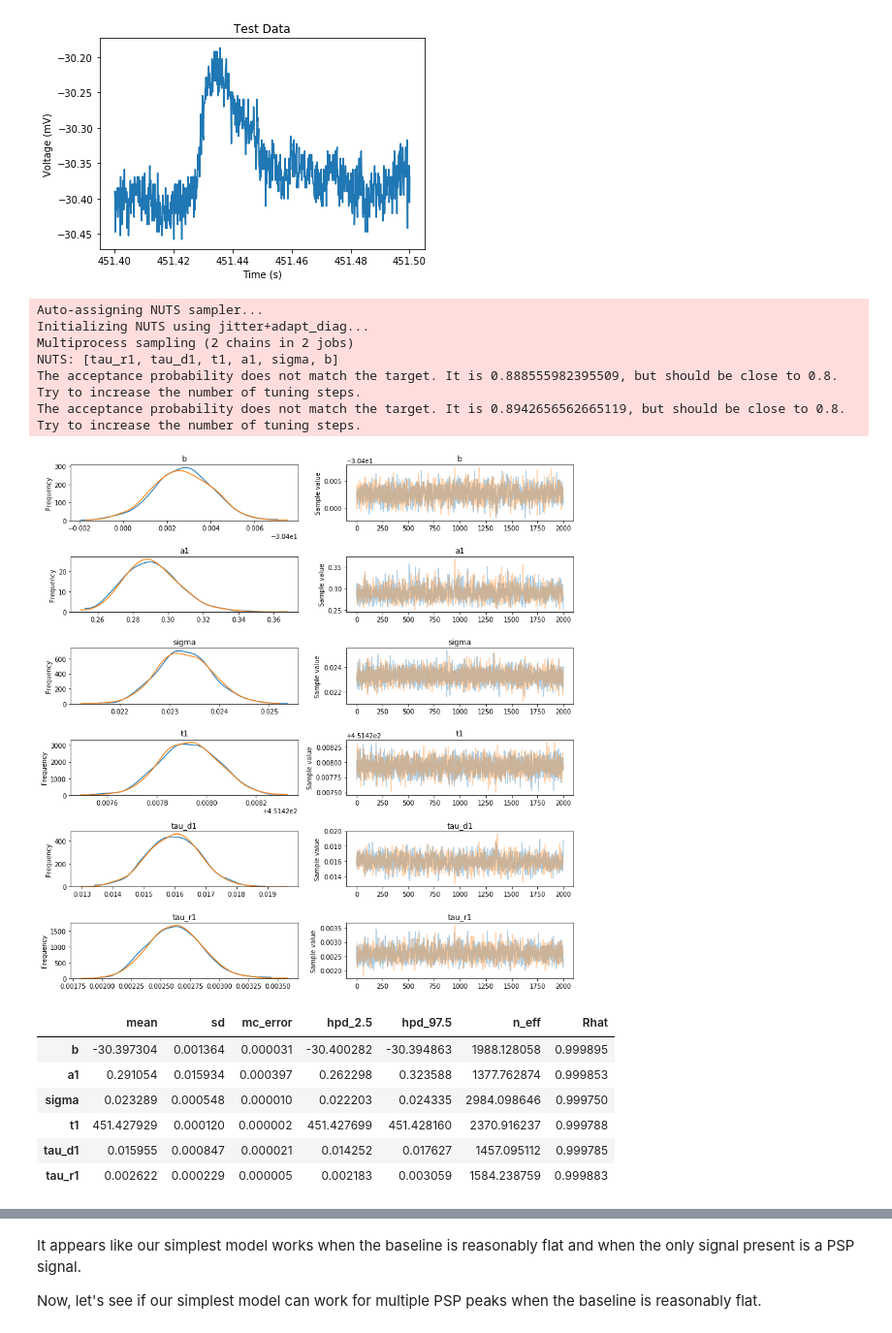
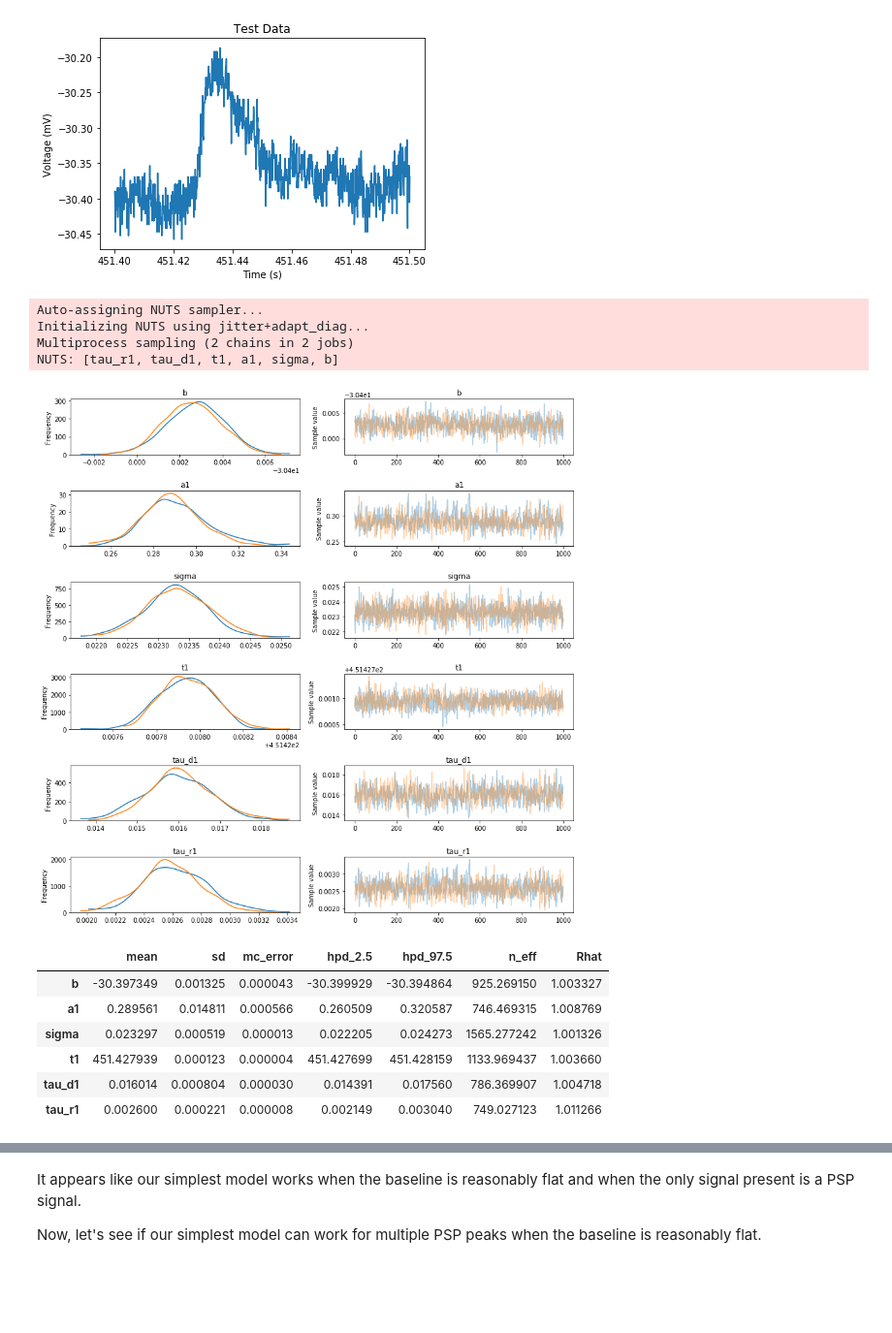
Before and after one commit to phys201/neuronal, a Jupyter notebook: tutorial.ipynb, the cells around one changed output, grey strips where cells are left out. Shown at 97% size. Saved outputs shown, nothing was run; the diff lists cells and outputs as text; code cells hidden in the pictures; blank space fills up the shorter version.

```diff
--- a/tutorial.ipynb
+++ b/tutorial.ipynb
@@ -108,23 +111,22 @@ plt.show()
 # %%
 #Perform parameter estimation
-initial_guess = {'b': -30.39, 'a1': 0.3, 't1': 451.43, 'tau_d1': 0.01, 'tau_r1': 0.001}
-sample = neuronal.psp_fit(single_psp, 2000, initial_guess)
+initial_guess = {'b': -30.39, 'sigma': 0.023292, 'a1': 0.3, 't1': 451.43, 'tau_d1': 0.01, 'tau_r1': 0.001}
+sample = neuronal.psp_fit(single_psp, 1000, initial_guess)
+#takes around 34 seconds
 # %% [output]
 Auto-assigning NUTS sampler...
 Initializing NUTS using jitter+adapt_diag...
 Multiprocess sampling (2 chains in 2 jobs)
 NUTS: [tau_r1, tau_d1, t1, a1, sigma, b]
-The acceptance probability does not match the target. It is 0.888555982395509, but should be close to 0.8. Try to increase the number of tuning steps.
-The acceptance probability does not match the target. It is 0.8942656562665119, but should be close to 0.8. Try to increase the number of tuning steps.
-[figure, old version]
+[figure, new version]
 # %%
 summary = pm.summary(sample)
 summary
 # %% [output]
 |  | mean | sd | mc_error | hpd_2.5 | hpd_97.5 | n_eff | Rhat |
-| b | -30.397304 | 0.001364 | 0.000031 | -30.400282 | -30.394863 | 1988.128058 | 0.999895 |
-| a1 | 0.291054 | 0.015934 | 0.000397 | 0.262298 | 0.323588 | 1377.762874 | 0.999853 |
-| sigma | 0.023289 | 0.000548 | 0.000010 | 0.022203 | 0.024335 | 2984.098646 | 0.999750 |
-| t1 | 451.427929 | 0.000120 | 0.000002 | 451.427699 | 451.428160 | 2370.916237 | 0.999788 |
-| tau_d1 | 0.015955 | 0.000847 | 0.000021 | 0.014252 | 0.017627 | 1457.095112 | 0.999785 |
-| tau_r1 | 0.002622 | 0.000229 | 0.000005 | 0.002183 | 0.003059 | 1584.238759 | 0.999883 |
+| b | -30.397349 | 0.001325 | 0.000043 | -30.399929 | -30.394864 | 925.269150 | 1.003327 |
+| a1 | 0.289561 | 0.014811 | 0.000566 | 0.260509 | 0.320587 | 746.469315 | 1.008769 |
+| sigma | 0.023297 | 0.000519 | 0.000013 | 0.022205 | 0.024273 | 1565.277242 | 1.001326 |
+| t1 | 451.427939 | 0.000123 | 0.000004 | 451.427699 | 451.428159 | 1133.969437 | 1.003660 |
+| tau_d1 | 0.016014 | 0.000804 | 0.000030 | 0.014391 | 0.017560 | 786.369907 | 1.004718 |
+| tau_r1 | 0.002600 | 0.000221 | 0.000008 | 0.002149 | 0.003040 | 749.027123 | 1.011266 |
```
Also changed, not shown: parts of 9 cells of this notebook.
